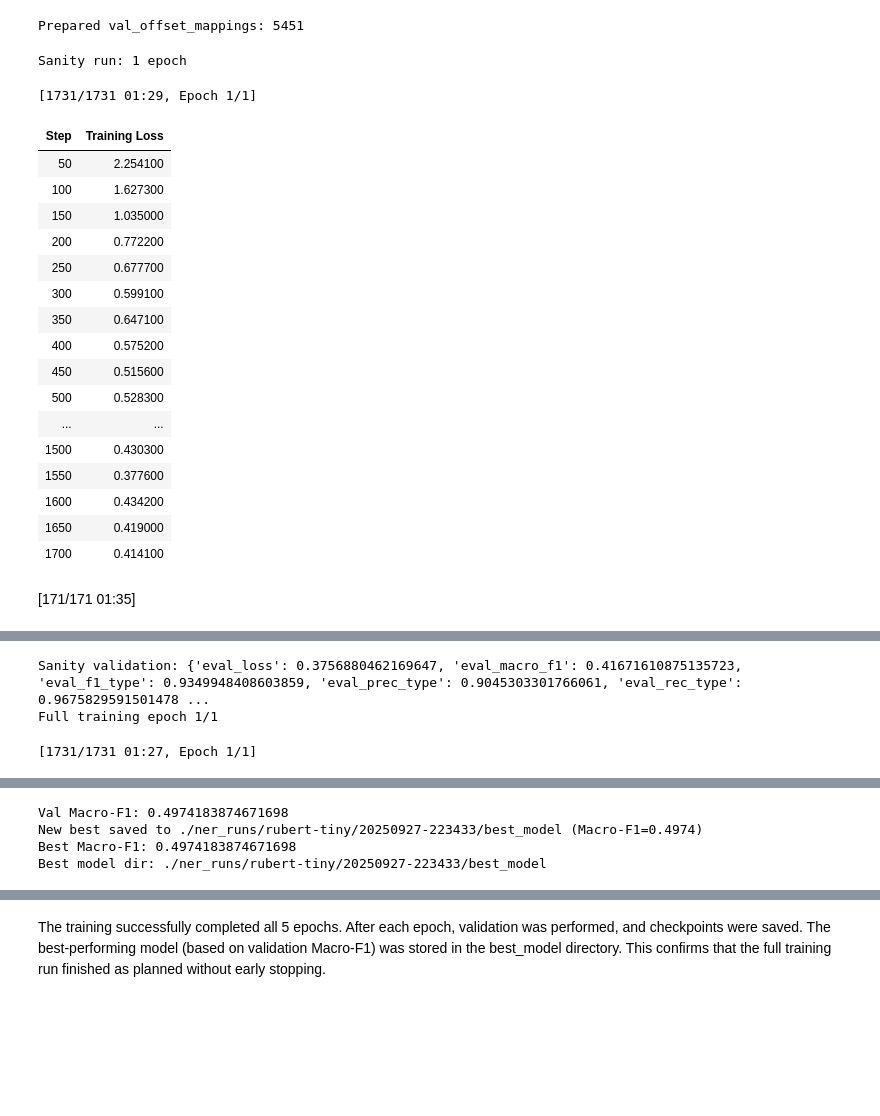
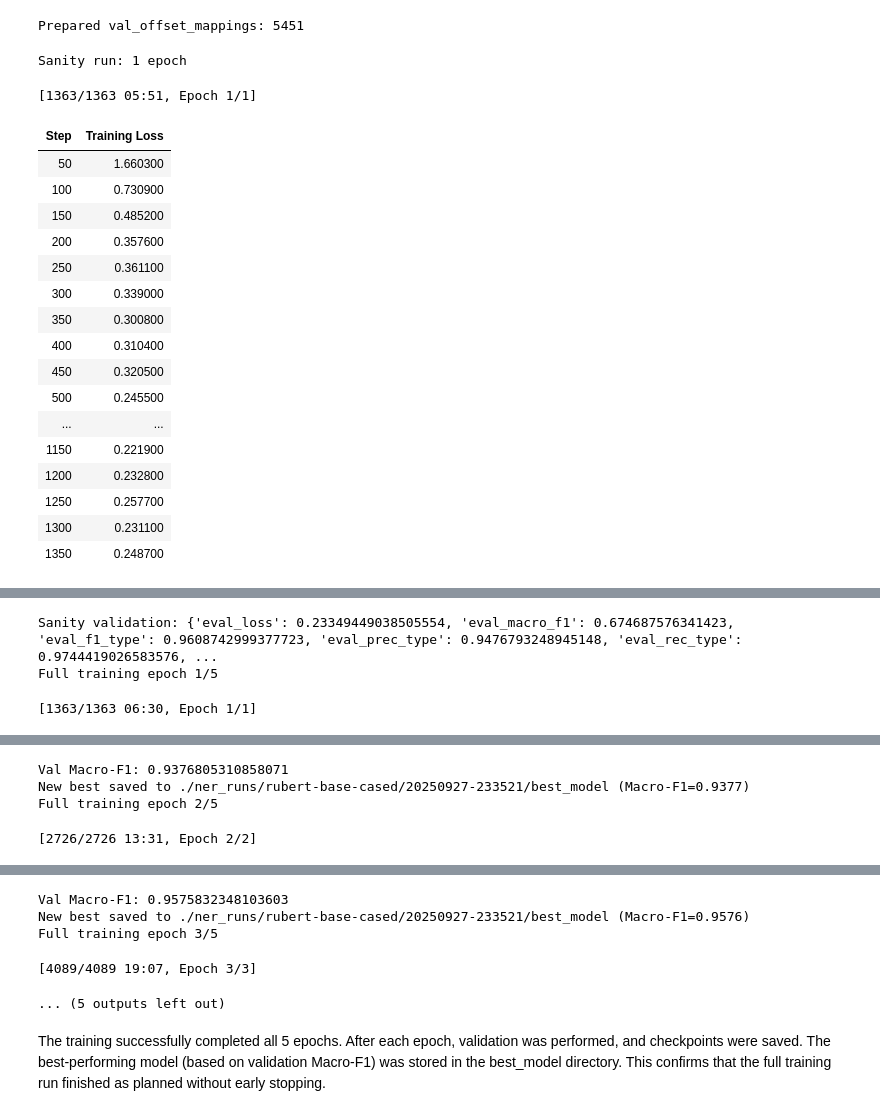
Before and after one commit to BioRhythmLTC/ltc-business-10-rhythm, a Jupyter notebook: pipeline_copyaddedpreprocessing.ipynb, the cells around one changed output, grey strips where cells are left out. Cells and saved outputs as stored; diff of their text form; code cells hidden in the pictures; blank space fills up the shorter version.

```diff
--- a/pipeline_copyaddedpreprocessing.ipynb
+++ b/pipeline_copyaddedpreprocessing.ipynb
@@ -252,8 +256,8 @@ Pandas: 2.3.2
 # %%
 MAX_SEQ_LEN = 128
 TEST_SIZE = 0.2
-BRAND_BOOST = 2
-PERCENT_BOOST = 6
+BRAND_BOOST = 1 #2
+PERCENT_BOOST = 1 #6
 # %%
 # 0. Reproducibility: global seeding and deterministic settings
 # Imports are defined in the global imports cell
@@ -1838,10 +2010,10 @@ def token_level_classification_report_v2(model, dataset, id2label, exclude_O=Fal
 # BASE_MODEL_NAME: str = os.getenv('X5_MODEL_NAME', 'microsoft/mdeberta-v3-base')
 # MODEL_ALIAS: str = os.getenv('X5_MODEL_ALIAS', 'mdeberta-v3-base')
 # Alternative baseline (commented): ruBERT tiny
-BASE_MODEL_NAME = 'cointegrated/rubert-tiny'
-MODEL_ALIAS = 'rubert-tiny'
-# BASE_MODEL_NAME = 'DeepPavlov/rubert-base-cased'
-# MODEL_ALIAS = 'rubert-base-cased'
+# BASE_MODEL_NAME = 'cointegrated/rubert-tiny'
+# MODEL_ALIAS = 'rubert-tiny'
+BASE_MODEL_NAME = 'DeepPavlov/rubert-base-cased'
+MODEL_ALIAS = 'rubert-base-cased'
 
 # Use timestamp if RUN_ID not provided (YYYYMMDD-HHMMSS)
 RUN_ID: str = os.getenv('X5_RUN_ID', _dt.datetime.utcnow().strftime('%Y%m%d-%H%M%S'))
@@ -2573,7 +2745,7 @@ best_f1 = -1.0
 best_dir = os.path.join(get_runs_dir(), 'best_model')
 patience = 2
 wait = 0
-max_epochs = 1
+max_epochs = 5
 
 # make sure output dir exists
 os.makedirs(best_dir, exist_ok=True)
@@ -2588,48 +2760,47 @@ for epoch in range(1, max_epochs+1):
     os.makedirs(epoch_dir, exist_ok=True)
     model.save_pretrained(epoch_dir)
     tokenizer.save_pretrained(epoch_dir)
 
     metrics = trainer.evaluate()
     macro = metrics.get('eval_macro_f1') or metrics.get('macro_f1') or metrics.get('eval_macro-f1')
     if macro is None:
         # fallback: try without eval_ prefix
         macro = metrics.get('macro-f1', 0.0)
     print('Val Macro-F1:', macro)
     if macro is not None and macro > best_f1:
         best_f1 = macro
         wait = 0
         # save best
         model.save_pretrained(best_dir)
         tokenizer.save_pretrained(best_dir)
         # also save trainer state
         trainer.save_state()
         print(f'New best saved to {best_dir} (Macro-F1={best_f1:.4f})')
     else:
         wait += 1
         if wait >= patience:
             print('Early stopping triggered')
             break
 
 print('Best Macro-F1:', best_f1)
 print('Best model dir:', best_dir)
 # %% [output]
 Sanity run: 1 epoch
-[1731/1731 01:29, Epoch 1/1]
+[1363/1363 05:51, Epoch 1/1]
 | Step | Training Loss |
-| 50 | 2.254100 |
-| 100 | 1.627300 |
-| 150 | 1.035000 |
-| 200 | 0.772200 |
-| 250 | 0.677700 |
-| 300 | 0.599100 |
-| 350 | 0.647100 |
-| 400 | 0.575200 |
-| 450 | 0.515600 |
-| 500 | 0.528300 |
+| 50 | 1.660300 |
+| 100 | 0.730900 |
+| 150 | 0.485200 |
+| 200 | 0.357600 |
+| 250 | 0.361100 |
+| 300 | 0.339000 |
+| 350 | 0.300800 |
+| 400 | 0.310400 |
+| 450 | 0.320500 |
+| 500 | 0.245500 |
 | ... | ... |
-| 1500 | 0.430300 |
-| 1550 | 0.377600 |
-| 1600 | 0.434200 |
-| 1650 | 0.419000 |
-| 1700 | 0.414100 |
+| 1150 | 0.221900 |
+| 1200 | 0.232800 |
+| 1250 | 0.257700 |
+| 1300 | 0.231100 |
+| 1350 | 0.248700 |
-[171/171 01:35]
@@ -2636,4 +2808,4 @@ Sanity run: 1 epoch
-Sanity validation: {'eval_loss': 0.3756880462169647, 'eval_macro_f1': 0.41671610875135723, 'eval_f1_type': 0.9349948408603859, 'eval_prec_type': 0.9045303301766061, 'eval_rec_type': 0.9675829591501478 ...
-Full training epoch 1/1
+Sanity validation: {'eval_loss': 0.23349449038505554, 'eval_macro_f1': 0.674687576341423, 'eval_f1_type': 0.9608742999377723, 'eval_prec_type': 0.9476793248945148, 'eval_rec_type': 0.9744419026583576, ...
+Full training epoch 1/5
-[1731/1731 01:27, Epoch 1/1]
+[1363/1363 06:30, Epoch 1/1]
 | Step | Training Loss |
@@ -2656,4 +2828,4 @@ Full training epoch 1/1
-Val Macro-F1: 0.4974183874671698
-New best saved to ./ner_runs/rubert-tiny/20250927-223433/best_model (Macro-F1=0.4974)
-Best Macro-F1: 0.4974183874671698
-Best model dir: ./ner_runs/rubert-tiny/20250927-223433/best_model
+Val Macro-F1: 0.9376805310858071
+New best saved to ./ner_runs/rubert-base-cased/20250927-233521/best_model (Macro-F1=0.9377)
+Full training epoch 2/5
+[2726/2726 13:31, Epoch 2/2]
@@ -2660,3 +2849,8 @@ Best model dir: ./ner_runs/rubert-tiny/20250927-223433/best_model
+Val Macro-F1: 0.9575832348103603
+New best saved to ./ner_runs/rubert-base-cased/20250927-233521/best_model (Macro-F1=0.9576)
+Full training epoch 3/5
+[4089/4089 19:07, Epoch 3/3]
+... (5 outputs left out)
 # %% [markdown]
 The training successfully completed all 5 epochs. After each epoch, validation was performed, and checkpoints were saved. The best-performing model (based on validation Macro-F1) was stored in the best_model directory. This confirms that the full training run finished as planned without early stopping.
 # %% [markdown]
```
Also changed, not shown: parts of 33 cells of this notebook, 6 other files.
